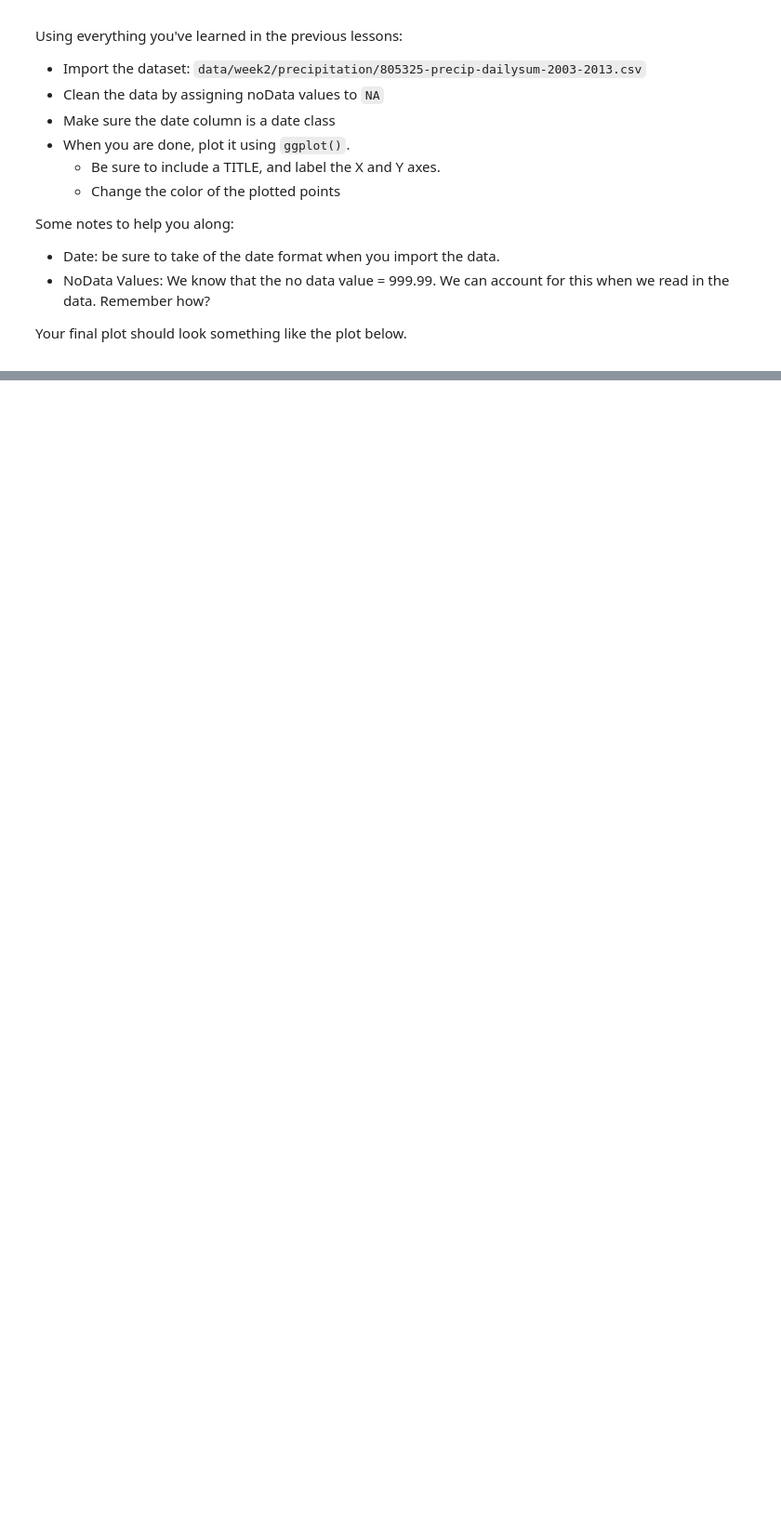
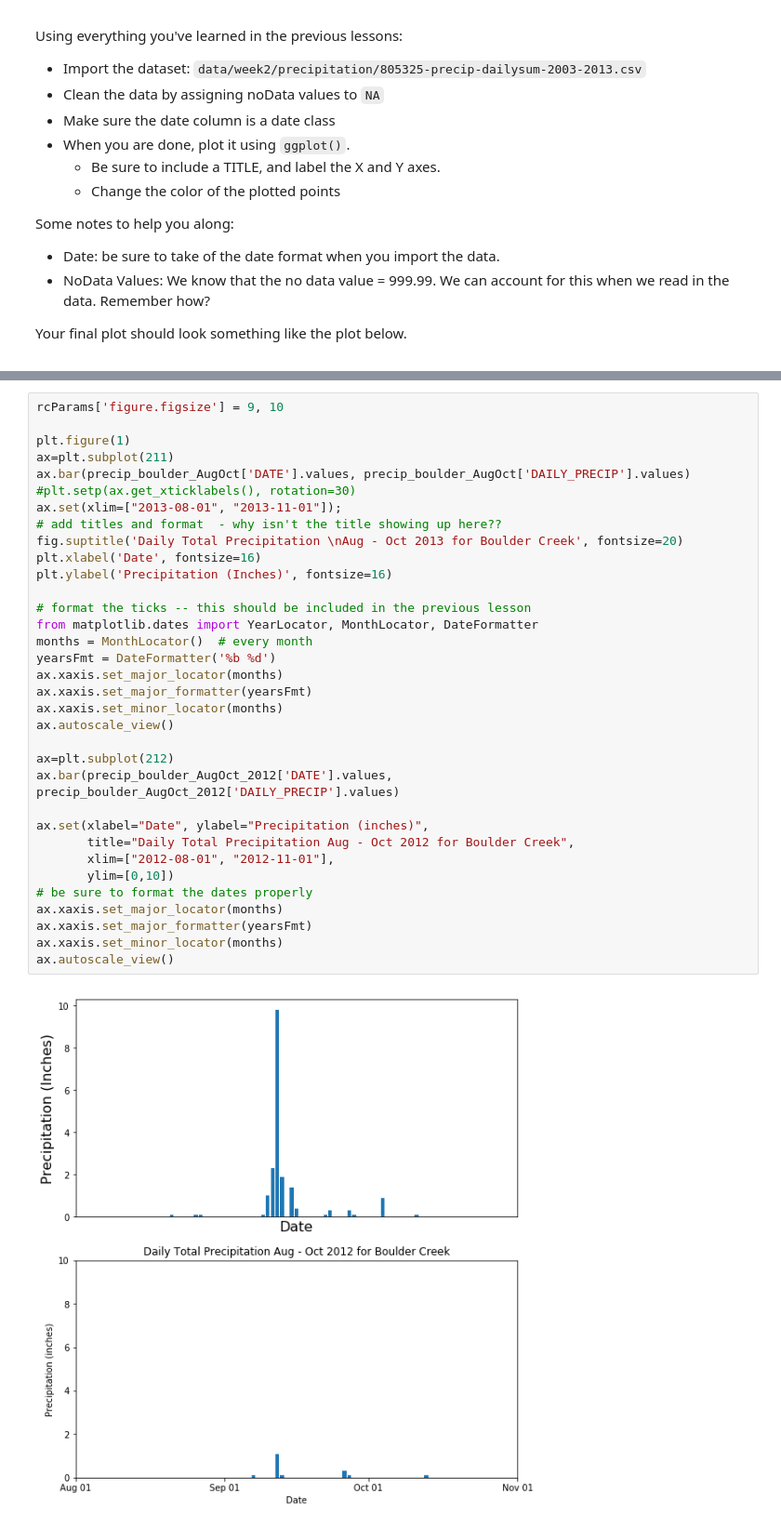
Before and after one commit to choldgraf/earth-analytics-python_OLD, a Jupyter notebook: notebooks/final-notebooks/week-2/plot-time-series-handle-dates/2017-01-25-flood03-clean-plot-precipitation-data-in-python.ipynb, the cells around one changed output, grey strips where cells are left out. Shown at 93% size. Drawn from its saved outputs; the diff is of its cells as text; blank space fills up the shorter version.

```diff
--- a/notebooks/final-notebooks/week-2/plot-time-series-handle-dates/2017-01-25-flood03-clean-plot-precipitation-data-in-python.ipynb
+++ b/notebooks/final-notebooks/week-2/plot-time-series-handle-dates/2017-01-25-flood03-clean-plot-precipitation-data-in-python.ipynb
@@ -422,0 +376,36 @@ ax.set(xlabel="Date", ylabel="Precipitation (inches)",
+# %%
+rcParams['figure.figsize'] = 9, 10
+
+plt.figure(1)
+ax=plt.subplot(211)
+ax.bar(precip_boulder_AugOct['DATE'].values, precip_boulder_AugOct['DAILY_PRECIP'].values)
+#plt.setp(ax.get_xticklabels(), rotation=30)
+ax.set(xlim=["2013-08-01", "2013-11-01"]);
+# add titles and format  - why isn't the title showing up here??
+fig.suptitle('Daily Total Precipitation \nAug - Oct 2013 for Boulder Creek', fontsize=20)
+plt.xlabel('Date', fontsize=16)
+plt.ylabel('Precipitation (Inches)', fontsize=16)
+
+# format the ticks -- this should be included in the previous lesson
+from matplotlib.dates import YearLocator, MonthLocator, DateFormatter
+months = MonthLocator()  # every month
+yearsFmt = DateFormatter('%b %d')
+ax.xaxis.set_major_locator(months)
+ax.xaxis.set_major_formatter(yearsFmt)
+ax.xaxis.set_minor_locator(months)
+ax.autoscale_view()
+
+ax=plt.subplot(212)
+ax.bar(precip_boulder_AugOct_2012['DATE'].values, precip_boulder_AugOct_2012['DAILY_PRECIP'].values)
+
+ax.set(xlabel="Date", ylabel="Precipitation (inches)",
+       title="Daily Total Precipitation Aug - Oct 2012 for Boulder Creek",
+       xlim=["2012-08-01", "2012-11-01"],
+       ylim=[0,10])
+# be sure to format the dates properly
+ax.xaxis.set_major_locator(months)
+ax.xaxis.set_major_formatter(yearsFmt)
+ax.xaxis.set_minor_locator(months)
+ax.autoscale_view()
+# %% [output]
+[figure, added]
```
Also changed, not shown: parts of 29 cells of this notebook, 12 other files.
